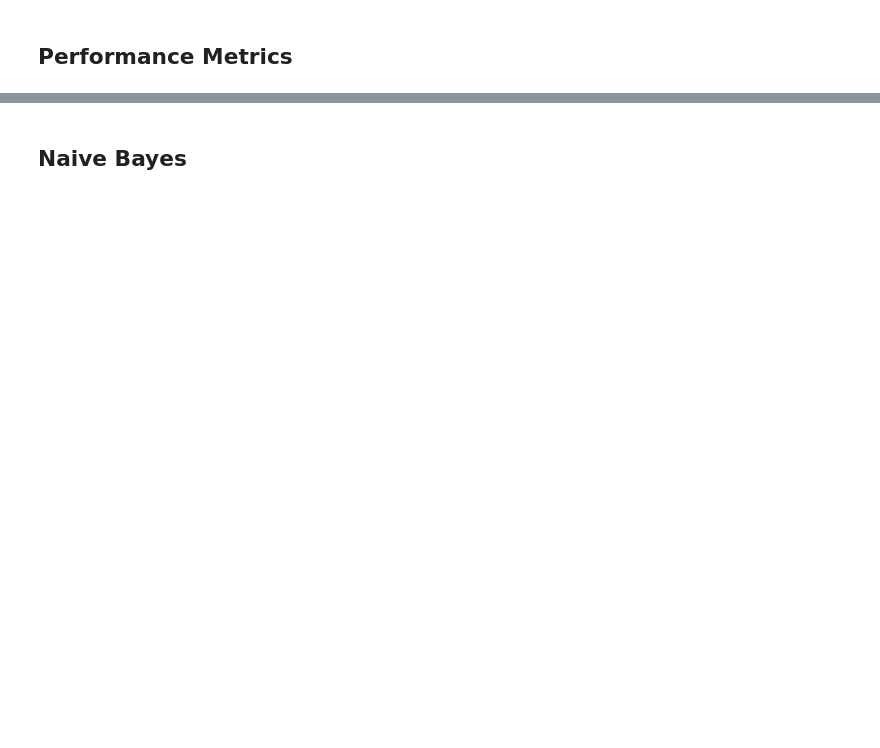
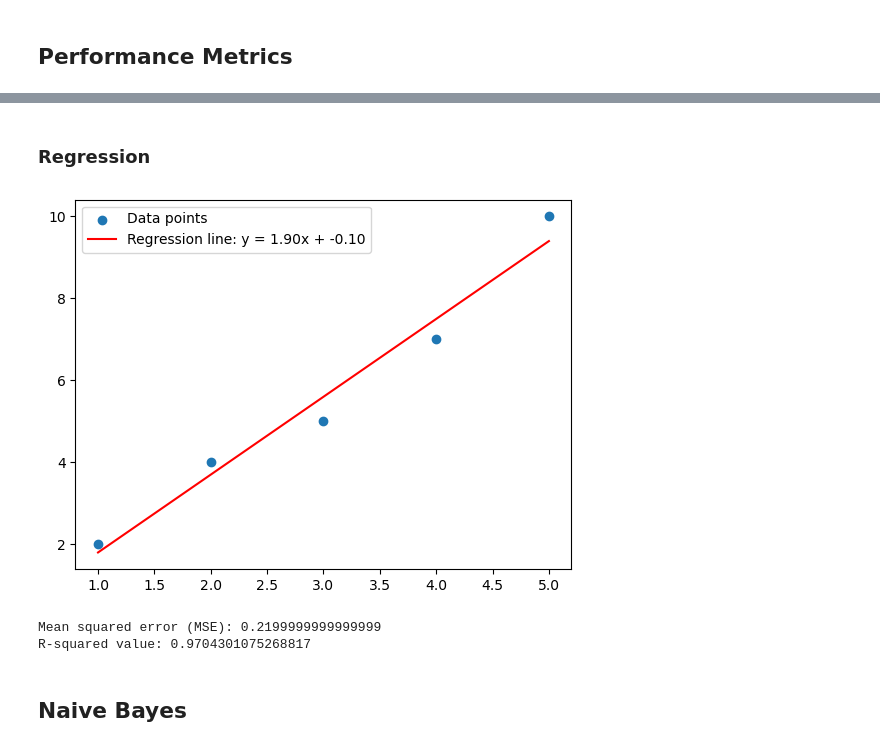
Before and after one commit to SamwelZimmer/introAiAlgorithms, a Jupyter notebook: test_pipelines.ipynb, the cells around one changed output, grey strips where cells are left out. Saved outputs shown, nothing was run; the diff lists cells and outputs as text; code cells hidden in the pictures; blank space fills up the shorter version.

Commit message:
MSE, R-Squared, Linear Regression

```diff
--- a/test_pipelines.ipynb
+++ b/test_pipelines.ipynb
@@ -80,3 +84,68 @@ pprint(result)
+# %% [markdown]
+### Regression
+# %%
+# Example usage:
+coordinates = [(1, 2), (2, 4), (3, 5), (4, 7), (5, 10)]
+# %%
+def plot_regression_line(coordinates: List[Tuple[float, float]]) -> None:
+    """
+    Plots coordinates and the regression line with its equation.
+
+    Args:
+        coordinates (List[Tuple[float, float]]): A list of tuples where each tuple represents the (x, y) coordinates.
+    """
+    # Extract the x and y values from the coordinates
+    x = np.array([coord[0] for coord in coordinates])
+    y = np.array([coord[1] for coord in coordinates])
+
+    # Compute the regression coefficients
+    A = np.vstack([x, np.ones(len(x))]).T
+    m, c = np.linalg.lstsq(A, y, rcond=None)[0]
+
+    # Compute the regression line
+    y_pred = m * x + c
+
+    # Plot the coordinates and regression line
+    plt.scatter(x, y, label="Data points")
+    plt.plot(x, y_pred, "r", label=f"Regression line: y = {m:.2f}x + {c:.2f}")
+    plt.legend()
+    plt.show()
+
+def assess_regression_performance(coordinates: List[Tuple[float, float]]) -> Tuple[float, float]:
+    """
+    Computes the mean squared error (MSE) and R-squared value for the regression line.
+
+    Args:
+        coordinates (List[Tuple[float, float]]): A list of tuples where each tuple represents the (x, y) coordinates.
+
+    Returns:
+        Tuple[float, float]: A tuple containing the mean squared error (MSE) and R-squared value.
+    """
+    # Extract the x and y values from the coordinates
+    x = np.array([coord[0] for coord in coordinates])
+    y = np.array([coord[1] for coord in coordinates])
+
+    # Compute the regression coefficients
+    A = np.vstack([x, np.ones(len(x))]).T
+    m, c = np.linalg.lstsq(A, y, rcond=None)[0]
+
+    # Compute the regression line
+    y_pred = m * x + c
+
+    # Compute the mean squared error (MSE) and R-squared value
+    mse = np.mean((y - y_pred) ** 2)
+    r_squared = 1 - (sum((y - y_pred) ** 2) / sum((y - np.mean(y)) ** 2))
+
+    return mse, r_squared
+
+plot_regression_line(coordinates)
+mse, r_squared = assess_regression_performance(coordinates)
+print(f"Mean squared error (MSE): {mse}")
+print(f"R-squared value: {r_squared}")
+# %% [output]
+[figure, added]
+Mean squared error (MSE): 0.2199999999999999
+R-squared value: 0.9704301075268817
 # %% [markdown]
 ## Naive Bayes
 # %% [markdown]
```
Also changed, not shown: parts of 2 cells of this notebook.
